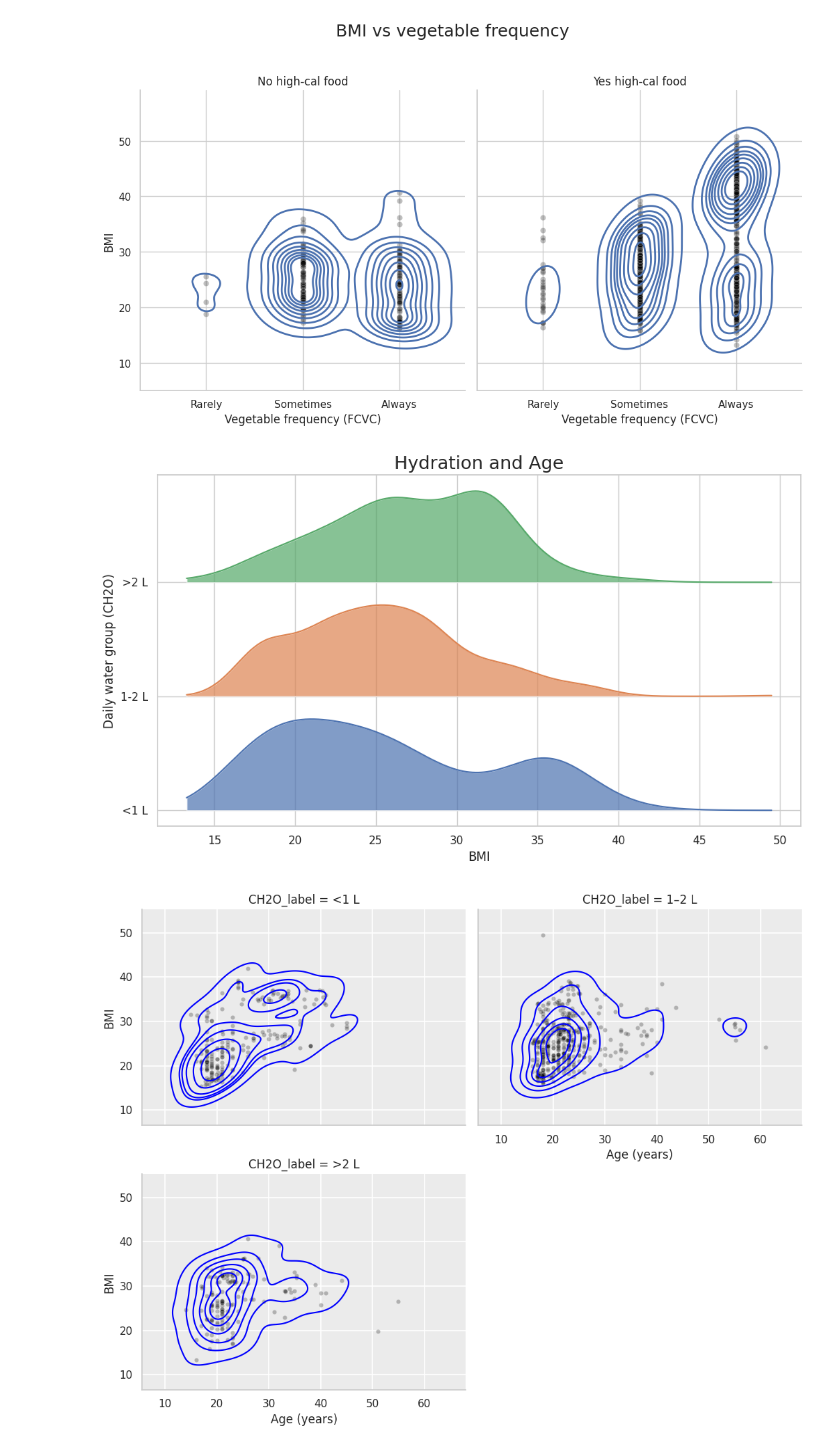
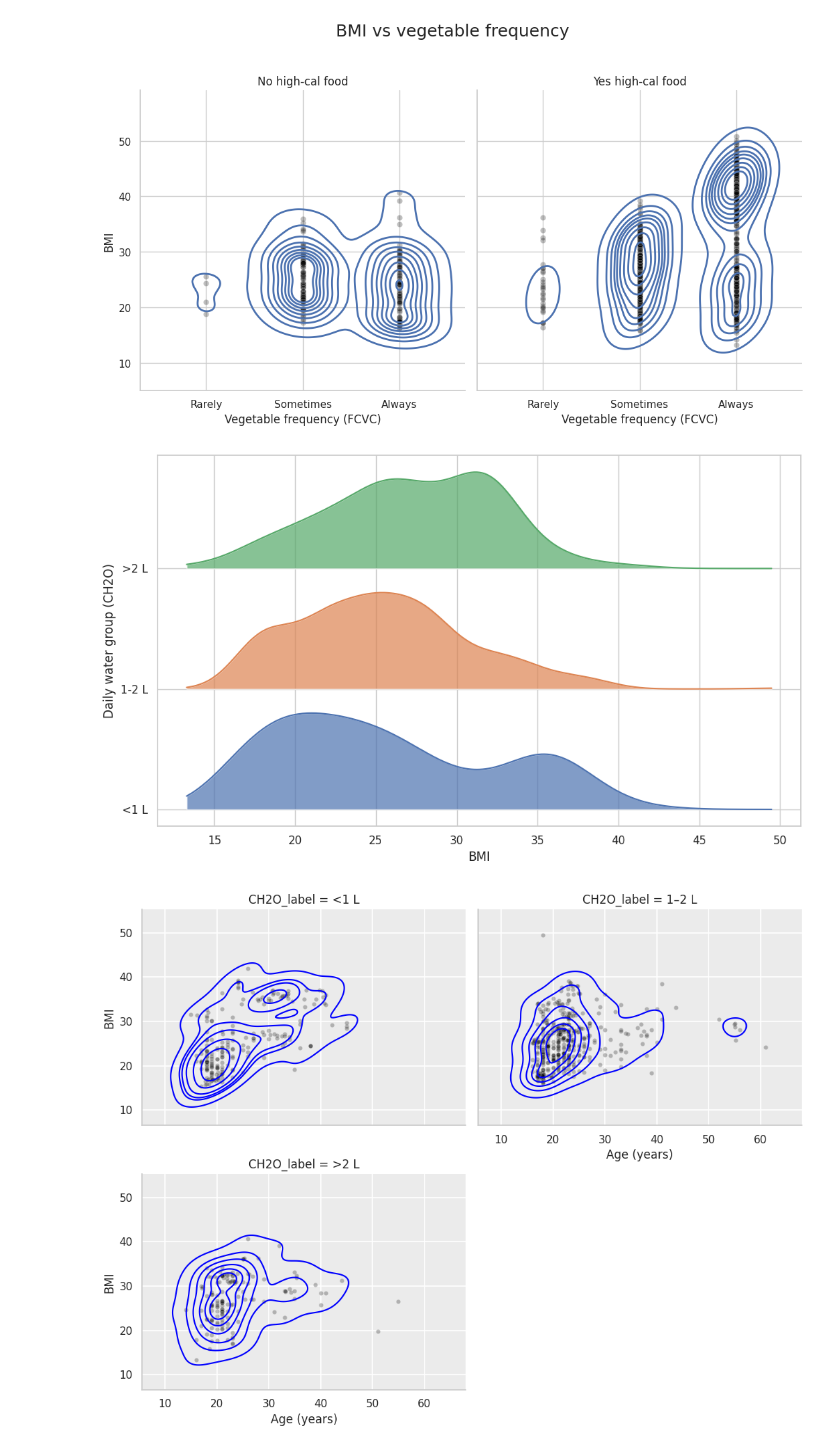
Before and after one commit to MichelleThaeMyat/obesitylevel, a Jupyter notebook: Obesity_Level_Prediction_Project.ipynb, the cells around one changed output. Saved outputs shown, nothing was run; the diff lists cells and outputs as text; code cells hidden in the pictures.

```diff
--- a/Obesity_Level_Prediction_Project.ipynb
+++ b/Obesity_Level_Prediction_Project.ipynb
@@ -1039,35 +998,34 @@ for i, level in enumerate(order):
     subset = plot_df[plot_df["CH2O_label"] == level]["BMI"]
 
     if len(subset) > 5:
         kde = gaussian_kde(subset)
         density = kde(x_vals)
 
         # Scale density height
         density = density / density.max() * 0.8
 
         plt.fill_between(
             x_vals,
             y_positions[i],
             y_positions[i] + density,
             alpha=0.7
         )
 
         plt.plot(
             x_vals,
             y_positions[i] + density,
             linewidth=1.5
         )
 
 # Formatting
 plt.yticks(y_positions, order)
 plt.xlabel("BMI")
 plt.ylabel("Daily water group (CH2O)")
-plt.title("Hydration and Age", fontsize=18)
 
 plt.tight_layout()
 plt.show()
 # %% [output]
-[figure, old version]
+[figure, new version]
 # %%
 # ============================================
 # RQ3: Hydration and Age (NO NA PANEL)
```
Also changed, not shown: parts of 11 cells of this notebook.
